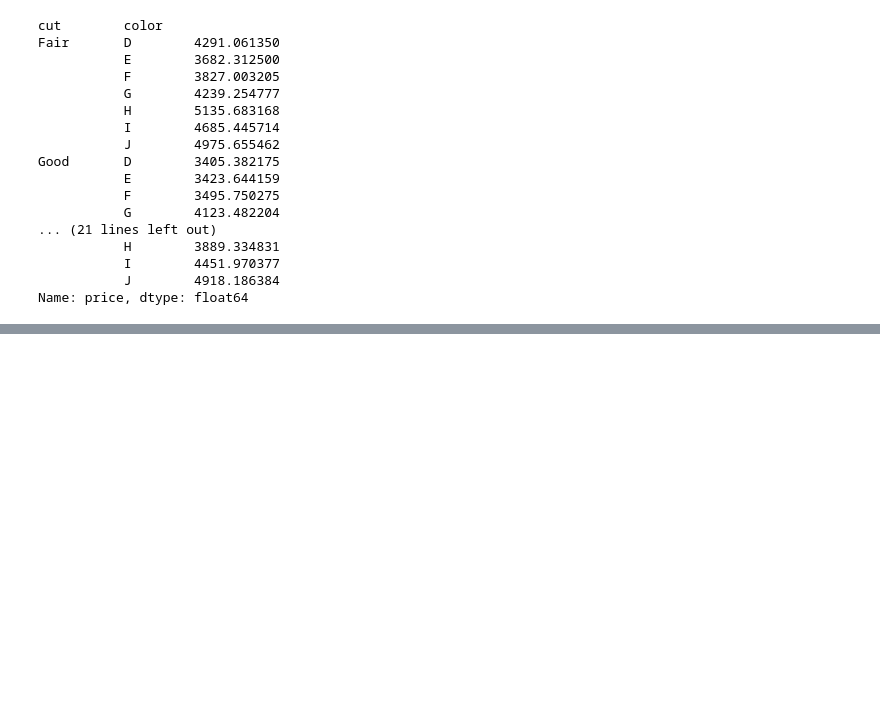
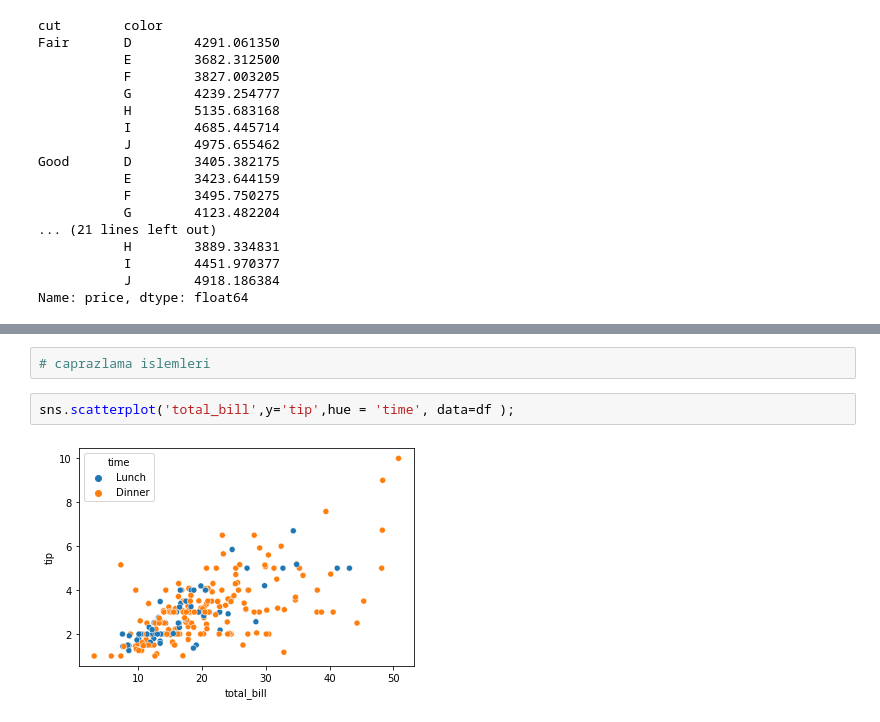
Before and after one commit to HasanBeratSoke/Veri_Gorsellestirme, a Jupyter notebook: veri_Gorsellestirme.ipynb, the cells around one changed output, grey strips where cells are left out. Cells and saved outputs as stored; diff of their text form; blank space fills up the shorter version.

```diff
--- a/veri_Gorsellestirme.ipynb
+++ b/veri_Gorsellestirme.ipynb
@@ -329,0 +422,6 @@ Name: price, dtype: float64
+# %%
+# caprazlama islemleri
+# %%
+sns.scatterplot('total_bill',y='tip',hue = 'time', data=df );
+# %% [output]
+[figure, added]
```
Also changed, not shown: parts of 62 cells of this notebook.
